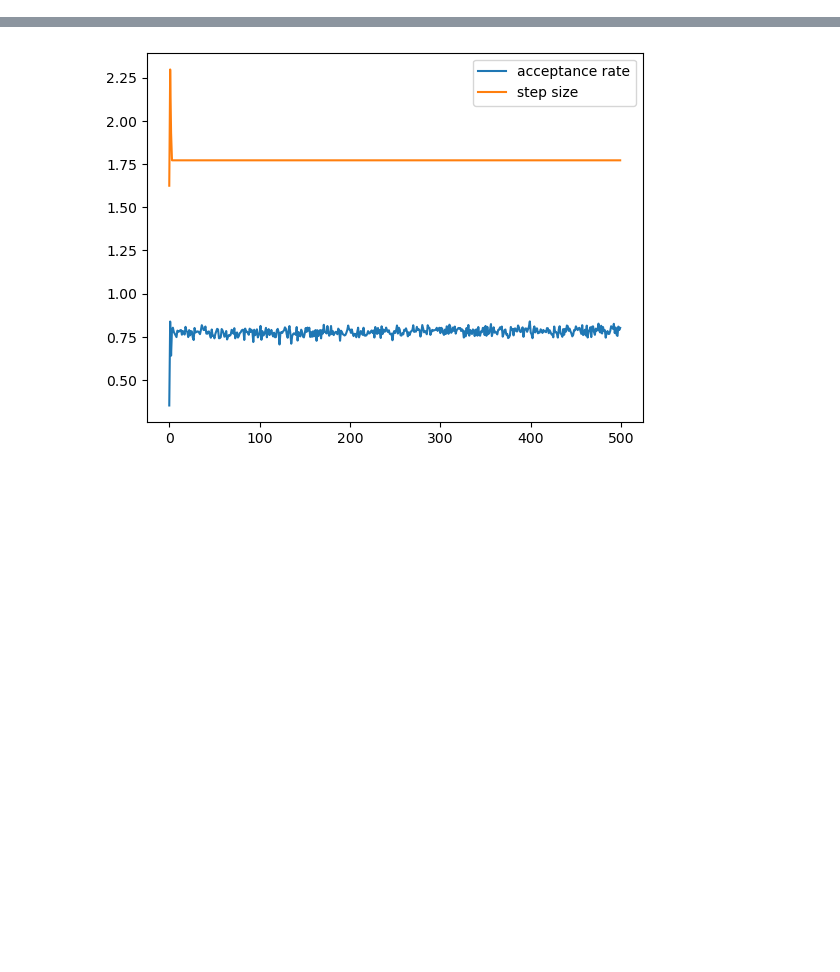
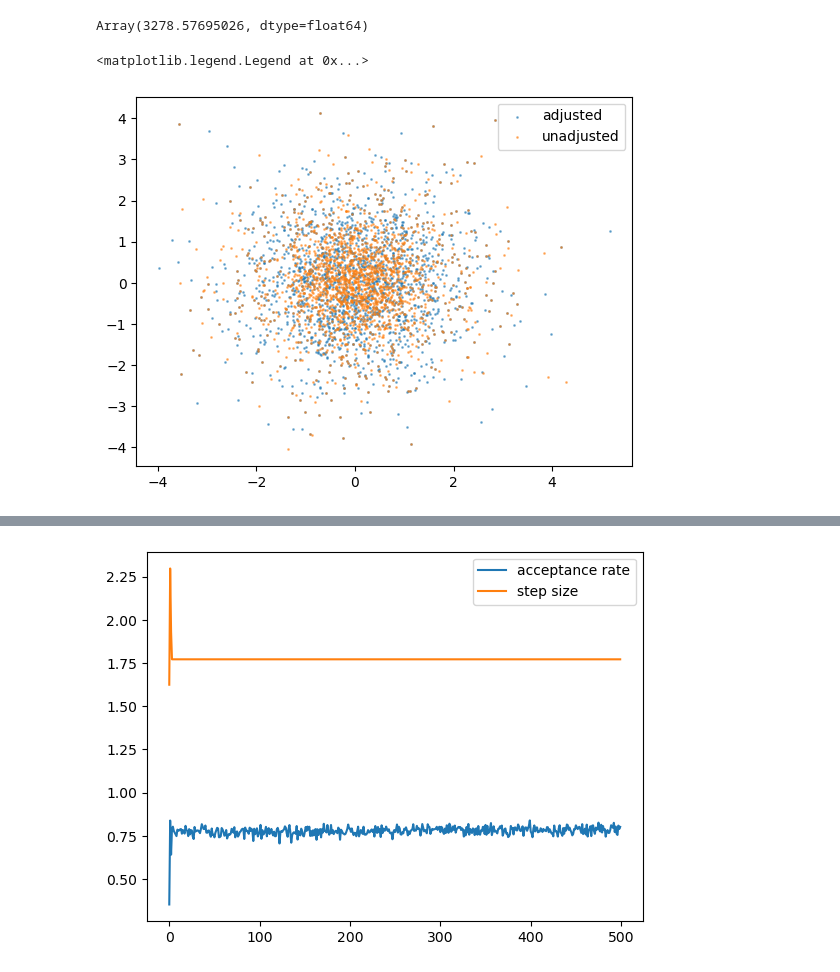
Before and after one commit to reubenharry/sampler-benchmarks, a Jupyter notebook: sampler-comparison/sampler_comparison/samplers/las.ipynb, the cells around one changed output, grey strips where cells are left out. Drawn from its saved outputs; the diff is of its cells as text; code cells hidden in the pictures; blank space fills up the shorter version.

```diff
--- a/sampler-comparison/sampler_comparison/samplers/las.ipynb
+++ b/sampler-comparison/sampler_comparison/samplers/las.ipynb
@@ -260,0 +449,21 @@ adjusted_samples = jax.vmap(jax.vmap(model.default_event_space_bijector))(adjust
+# %%
+# effective sample size
+import sampler_evaluation
+from blackjax.diagnostics import effective_sample_size
+ess = effective_sample_size(unadjusted_samples[None, :, :])
+ess.shape
+ess.mean()
+# unadjusted_samples[:, 1]
+
+# unadjusted_samples.shape
+# %% [output]
+Array(3278.57695026, dtype=float64)
+# %%
+plt.scatter(adjusted_samples[0,:, 0], adjusted_samples[0,:, 1], alpha=0.5, label='adjusted', s=1.0, )
+# plt.scatter(adjusted_samples[-1,:, 0], adjusted_samples[-1,:, 1], alpha=0.5, label='adjusted', s=1.0, )
+plt.scatter(unadjusted_samples[:, 0], unadjusted_samples[:, 1], alpha=0.5, label='unadjusted', s=1.0, )
+# unadjusted_samples.shape
+plt.legend()
+# %% [output]
+<matplotlib.legend.Legend at 0x...>
+[figure, added]
```
Also changed, not shown: parts of 24 cells of this notebook, 24 other files.
